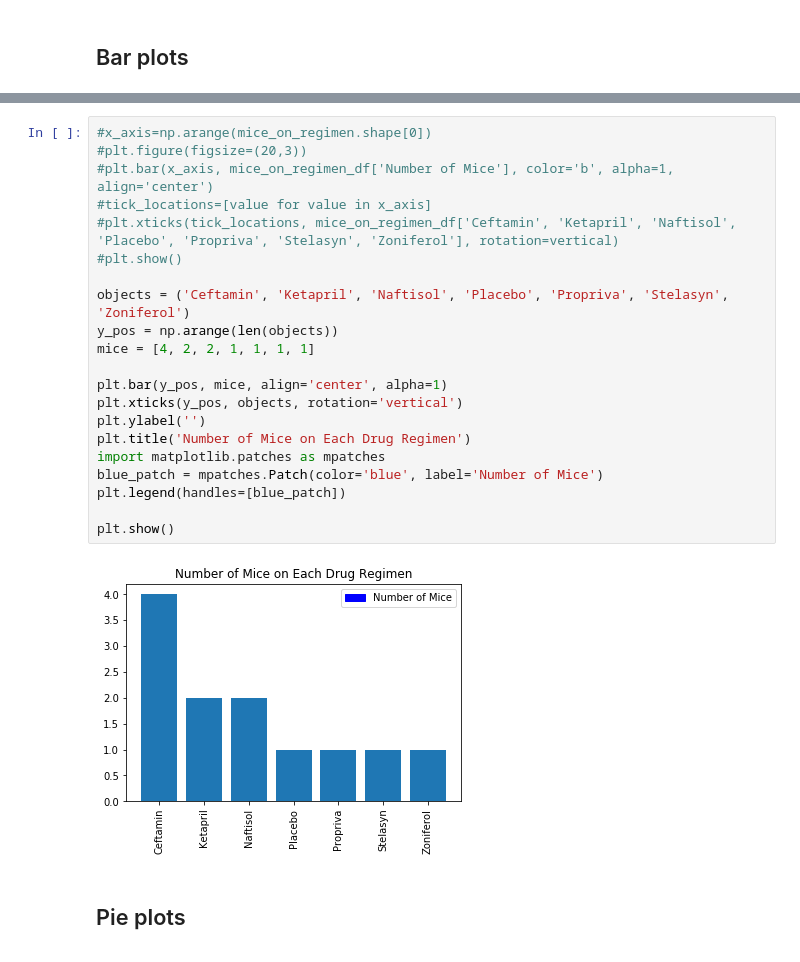
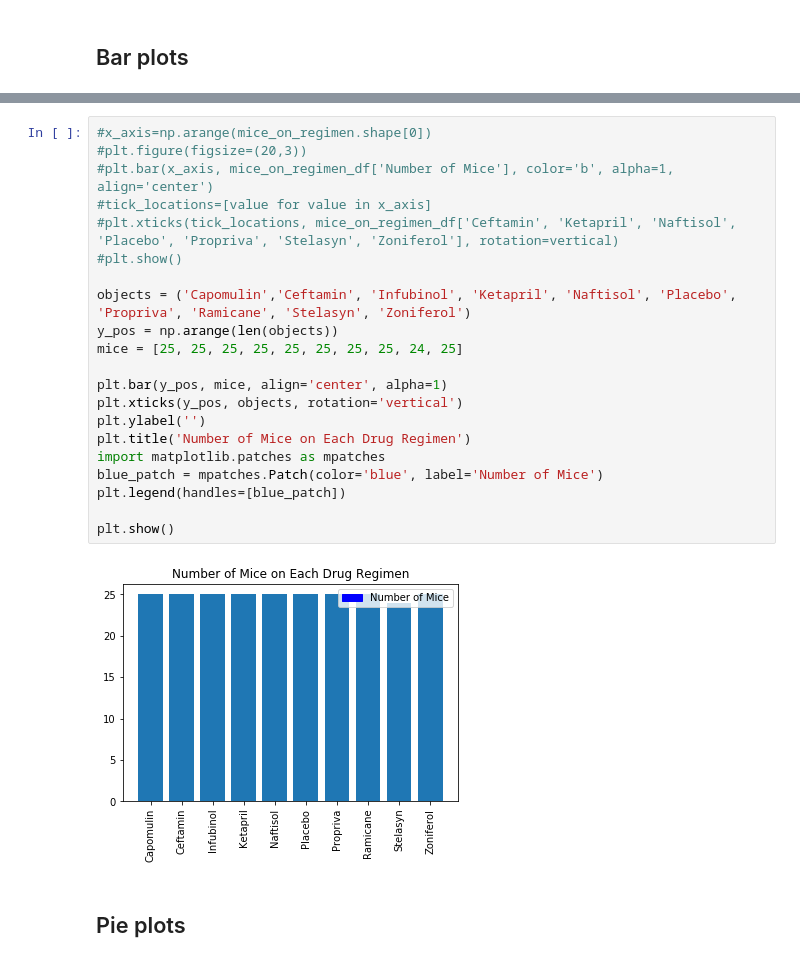
Before and after one commit to kyranduncan/Matplotlib_Challenge, a Jupyter notebook: pymaceuticals_starter.ipynb, the cells around one changed output, grey strips where cells are left out. Cells and saved outputs as stored; diff of their text form.

Commit message:
bar, pie, and regression plots complete

```diff
--- a/pymaceuticals_starter.ipynb
+++ b/pymaceuticals_starter.ipynb
@@ -237,26 +250,26 @@ mice_on_regimen_df.shape
 # %%
 #x_axis=np.arange(mice_on_regimen.shape[0])
 #plt.figure(figsize=(20,3))
 #plt.bar(x_axis, mice_on_regimen_df['Number of Mice'], color='b', alpha=1, align='center')
 #tick_locations=[value for value in x_axis]
 #plt.xticks(tick_locations, mice_on_regimen_df['Ceftamin', 'Ketapril', 'Naftisol', 'Placebo', 'Propriva', 'Stelasyn', 'Zoniferol'], rotation=vertical)
 #plt.show()
 
-objects = ('Ceftamin', 'Ketapril', 'Naftisol', 'Placebo', 'Propriva', 'Stelasyn', 'Zoniferol')
+objects = ('Capomulin','Ceftamin', 'Infubinol', 'Ketapril', 'Naftisol', 'Placebo', 'Propriva', 'Ramicane', 'Stelasyn', 'Zoniferol')
 y_pos = np.arange(len(objects))
-mice = [4, 2, 2, 1, 1, 1, 1]
+mice = [25, 25, 25, 25, 25, 25, 25, 25, 24, 25]
 
 plt.bar(y_pos, mice, align='center', alpha=1)
 plt.xticks(y_pos, objects, rotation='vertical')
 plt.ylabel('')
 plt.title('Number of Mice on Each Drug Regimen')
 import matplotlib.patches as mpatches
 blue_patch = mpatches.Patch(color='blue', label='Number of Mice')
 plt.legend(handles=[blue_patch])
 
 plt.show()
 # %% [output]
-[figure, old version]
+[figure, new version]
 # %% [markdown]
 ## Pie plots
 # %%
```
Also changed, not shown: parts of 14 cells of this notebook.
